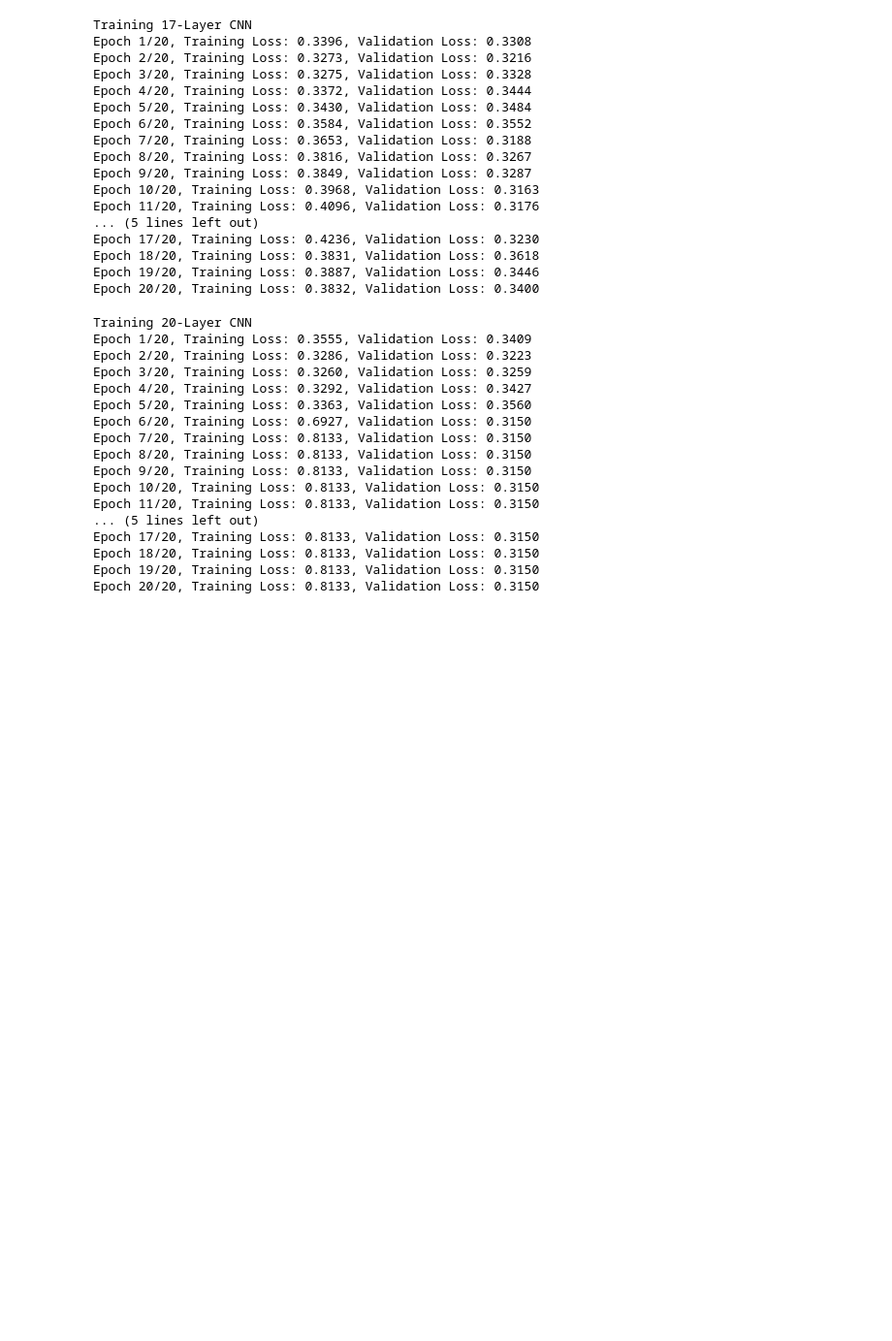
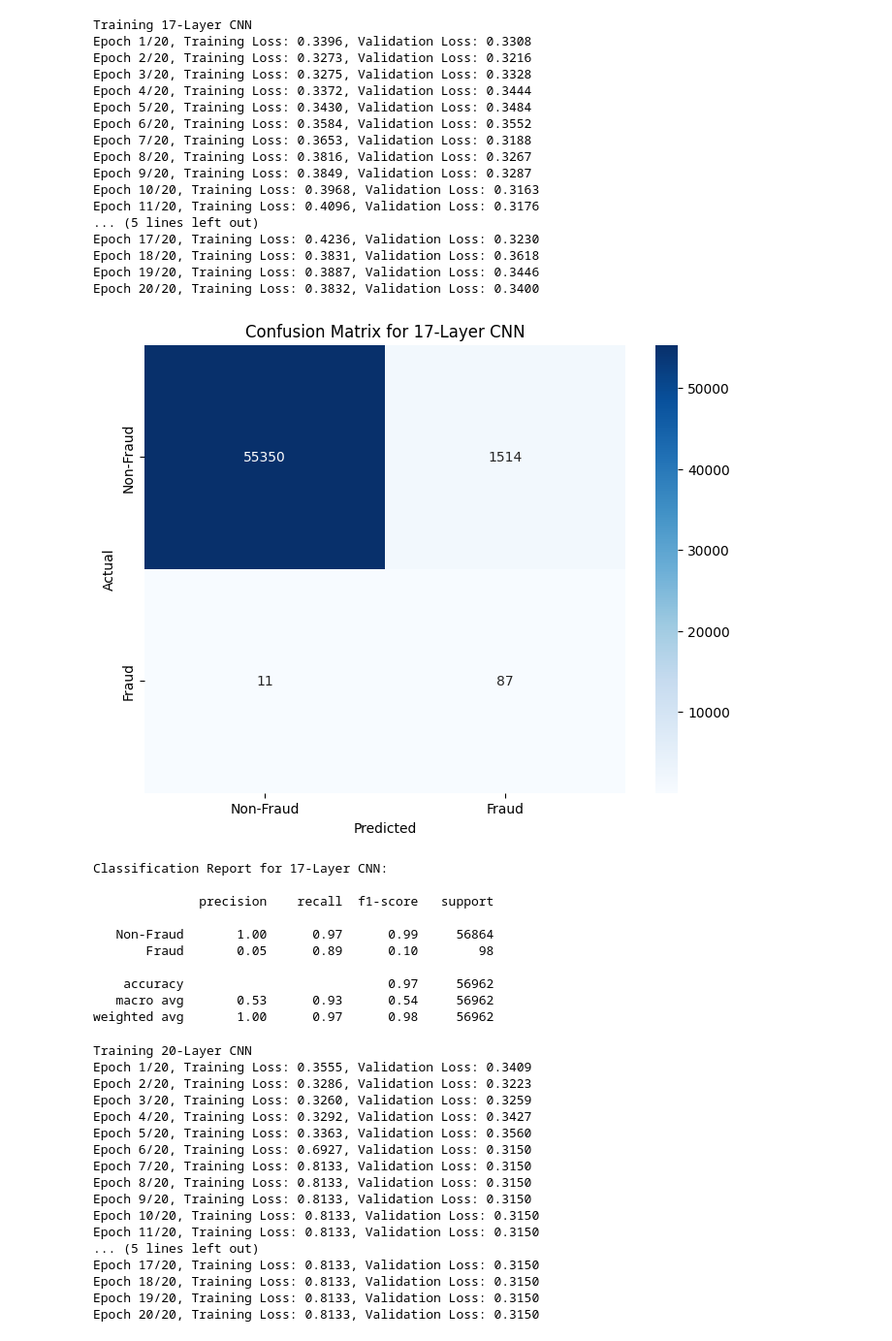
Before and after one commit to sid995/fraud-transaction-credit-card-analysis, a Jupyter notebook: credit-card-fraud-transaction-analysis.ipynb, the cells around one changed output. Shown at 97% size. Saved outputs shown, nothing was run; the diff lists cells and outputs as text; code cells hidden in the pictures; blank space fills up the shorter version.

Commit message:
confusion matrix for 17 and 20 layer cnn

```diff
--- a/credit-card-fraud-transaction-analysis.ipynb
+++ b/credit-card-fraud-transaction-analysis.ipynb
@@ -385,6 +385,20 @@ Epoch 17/20, Training Loss: 0.4236, Validation Loss: 0.3230
 Epoch 18/20, Training Loss: 0.3831, Validation Loss: 0.3618
 Epoch 19/20, Training Loss: 0.3887, Validation Loss: 0.3446
 Epoch 20/20, Training Loss: 0.3832, Validation Loss: 0.3400
+# %%
+plot_confusion_matrix(y_test_labels_17, y_test_preds_17, "17-Layer CNN")
+# %% [output]
+[figure, added]
+Classification Report for 17-Layer CNN:
+
+              precision    recall  f1-score   support
+
+   Non-Fraud       1.00      0.97      0.99     56864
+       Fraud       0.05      0.89      0.10        98
+
+    accuracy                           0.97     56962
+   macro avg       0.53      0.93      0.54     56962
+weighted avg       1.00      0.97      0.98     56962
 # %%
 model_20 = FraudDetectionCNN20()
 criterion = nn.CrossEntropyLoss()
```
Also changed, not shown: parts of 1 cell of this notebook.
